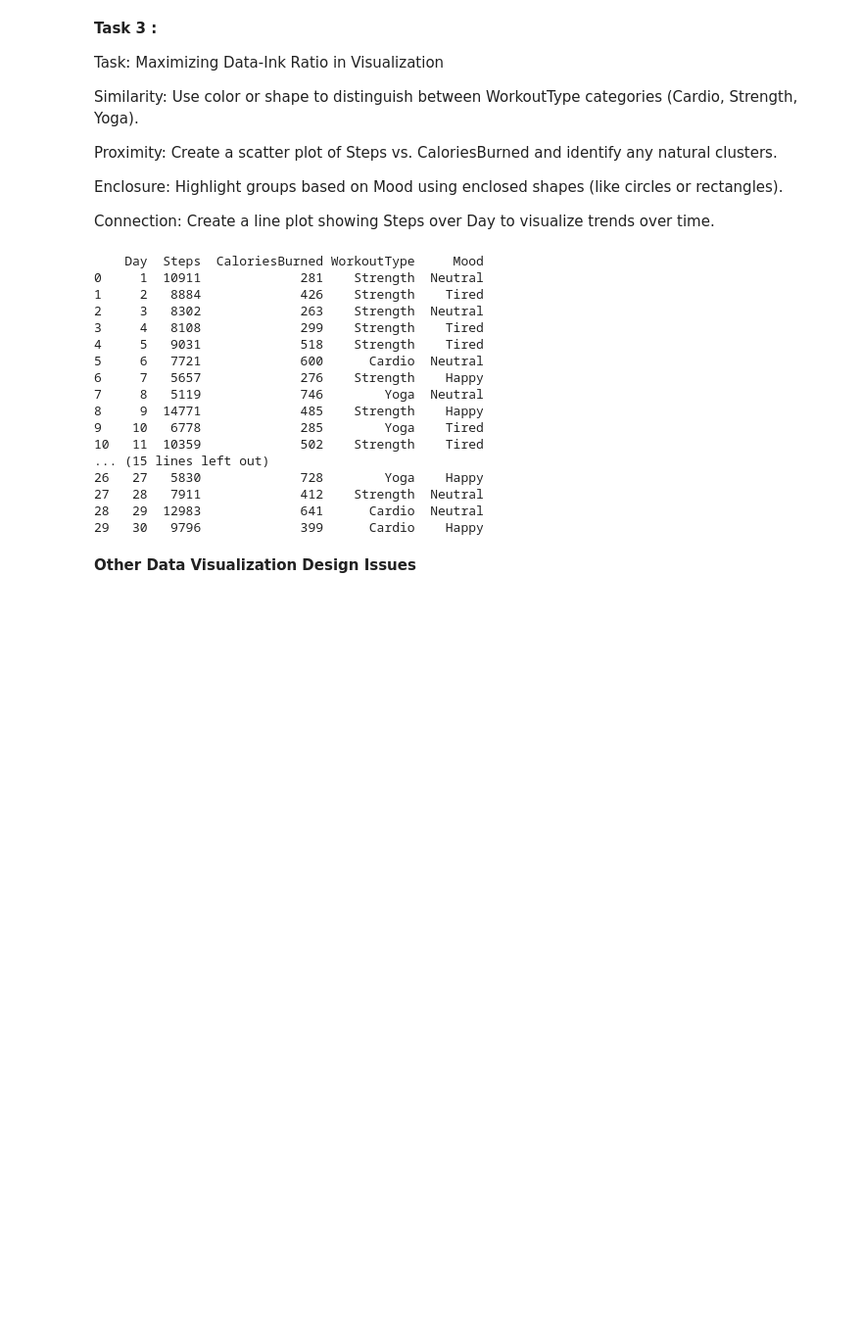
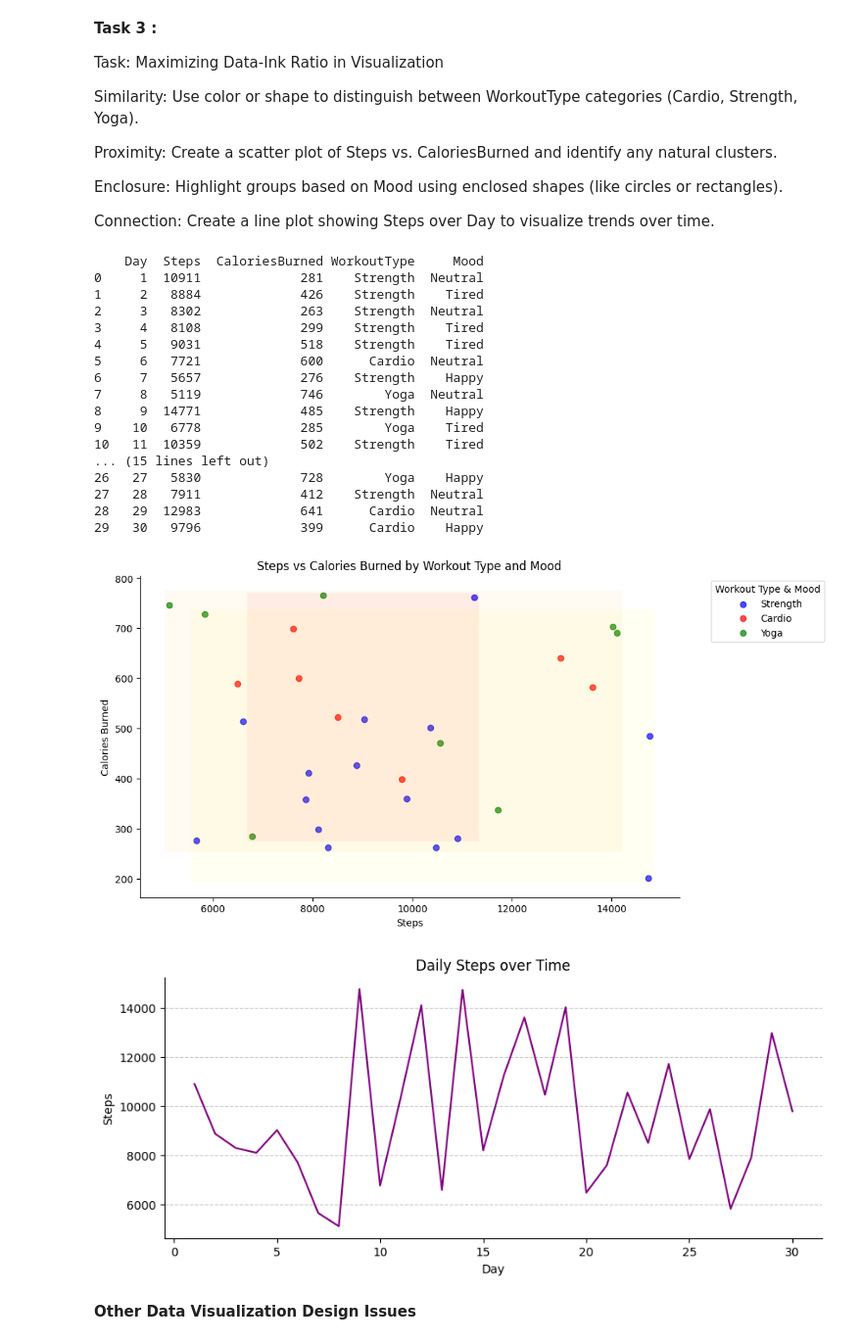
Before and after one commit to qnamalabanan-netizen/CPE-031---Visualization-and-Data-Analysis, a Jupyter notebook: Hands_On_Activity_6_|_Data_Visualization_and_Design.ipynb, the cells around one changed output. Shown at 98% size. Saved outputs shown, nothing was run; the diff lists cells and outputs as text; code cells hidden in the pictures; blank space fills up the shorter version.

```diff
--- a/Hands_On_Activity_6_|_Data_Visualization_and_Design.ipynb
+++ b/Hands_On_Activity_6_|_Data_Visualization_and_Design.ipynb
@@ -402,3 +488,75 @@ print(fitness_data)
+# %%
+
+
+
+plt.figure(figsize=(10, 6))
+
+
+
+workout_colors = {'Cardio': 'red', 'Strength': 'blue', 'Yoga': 'green'}
+for wtype in fitness_data['WorkoutType'].unique():
+    subset = fitness_data[fitness_data['WorkoutType'] == wtype]
+    plt.scatter(subset['Steps'], subset['CaloriesBurned'],
+                c=workout_colors[wtype],
+                label=f'{wtype}',
+                alpha=0.7)
+
+
+mood_enclosures = {'Happy': 'yellow', 'Neutral': 'orange', 'Tired': 'red'}
+for mood in fitness_data['Mood'].unique():
+    subset = fitness_data[fitness_data['Mood'] == mood]
+    if not subset.empty:
+        x_min, x_max = subset['Steps'].min(), subset['Steps'].max()
+        y_min, y_max = subset['CaloriesBurned'].min(), subset['CaloriesBurned'].max()
+
+        plt.gca().add_patch(plt.Rectangle(
+            (x_min - 100, y_min - 10),
+            x_max - x_min + 200,
+            y_max - y_min + 20,
+            fill=True,
+            color=mood_enclosures[mood],
+            alpha=0.05,
+            linewidth=0
+        ))
+
+
+plt.title('Steps vs Calories Burned by Workout Type and Mood')
+plt.xlabel('Steps')
+plt.ylabel('Calories Burned')
+
+
+
+plt.legend(title='Workout Type & Mood', bbox_to_anchor=(1.05, 1), loc='upper left')
+
+
+
+plt.grid(False)
+
+
+plt.gca().spines['top'].set_visible(False)
+plt.gca().spines['right'].set_visible(False)
+
+
+plt.show()
+
+
+
+
+plt.figure(figsize=(10, 4))
+plt.plot(fitness_data['Day'], fitness_data['Steps'], color='purple', linewidth=1.5)
+plt.title('Daily Steps over Time')
+plt.xlabel('Day')
+plt.ylabel('Steps')
+plt.grid(axis='y', linestyle='--', alpha=0.7)
+
+
+plt.gca().spines['top'].set_visible(False)
+plt.gca().spines['right'].set_visible(False)
+
+plt.show()
+# %% [output]
+[figure, added]
+[figure, added]
 # %% [markdown]
 **Other Data Visualization Design Issues**
 # %% [markdown]
```
Also changed, not shown: parts of 6 cells of this notebook.
